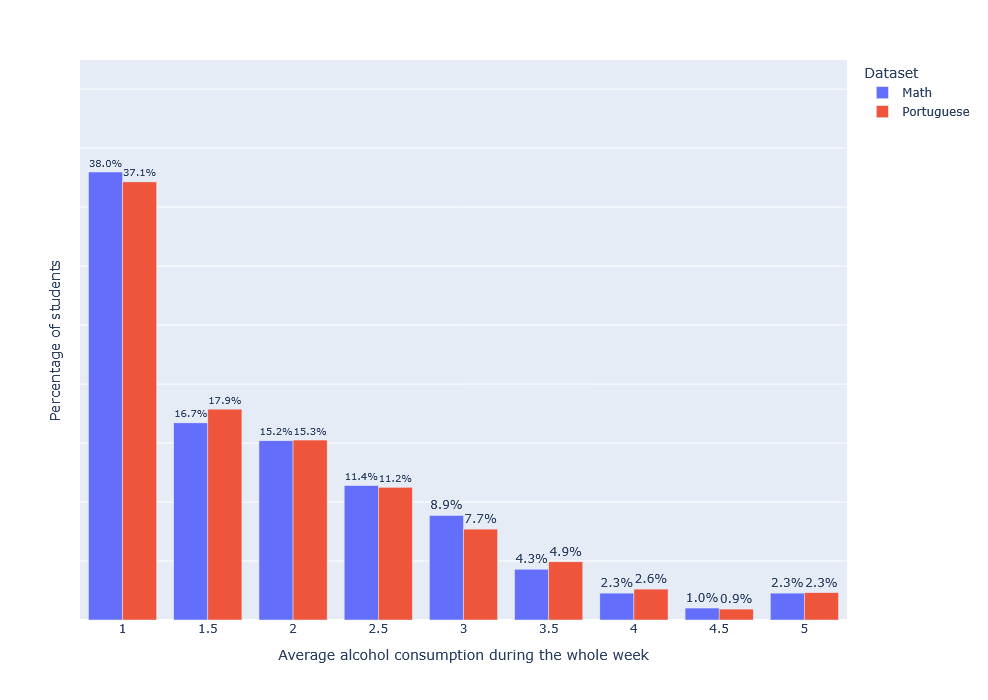
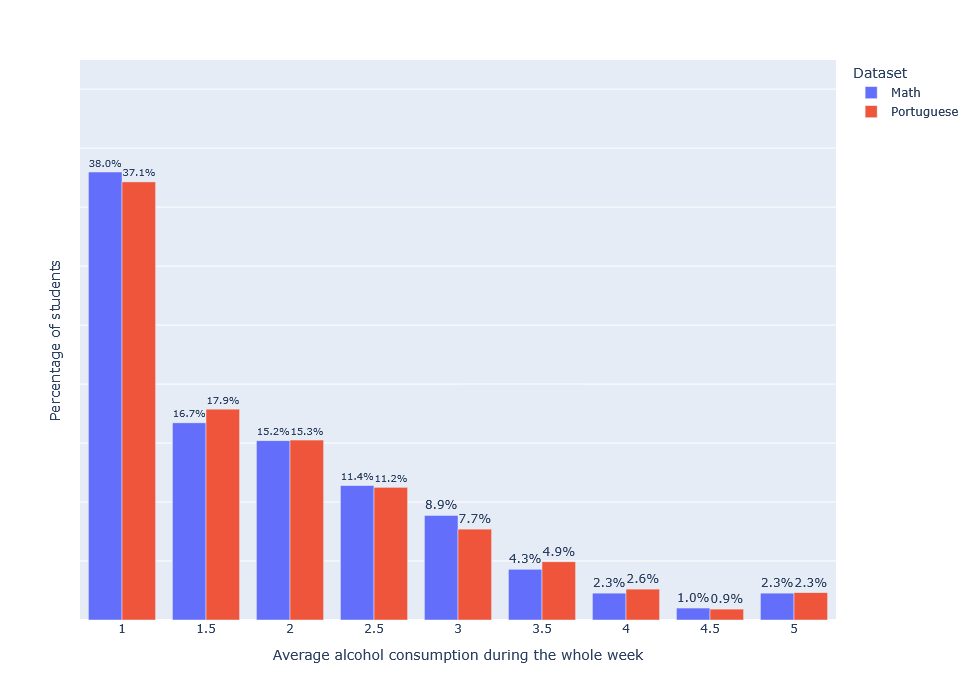
The notebook cell's code change between the first figure and the second:
--- before
+++ after
@@ -55,5 +55,5 @@
 
 fig.update_layout(
-    width=1000,
+    width=950,
     height=700,
     yaxis_range=[0, counts_long["Verhouding"].max() * 1.25]
@@ -65,3 +65,3 @@
 )
 
-fig.show()
+fig.show(config={"displayModeBar": False})

Commit: (Hopefully) final push